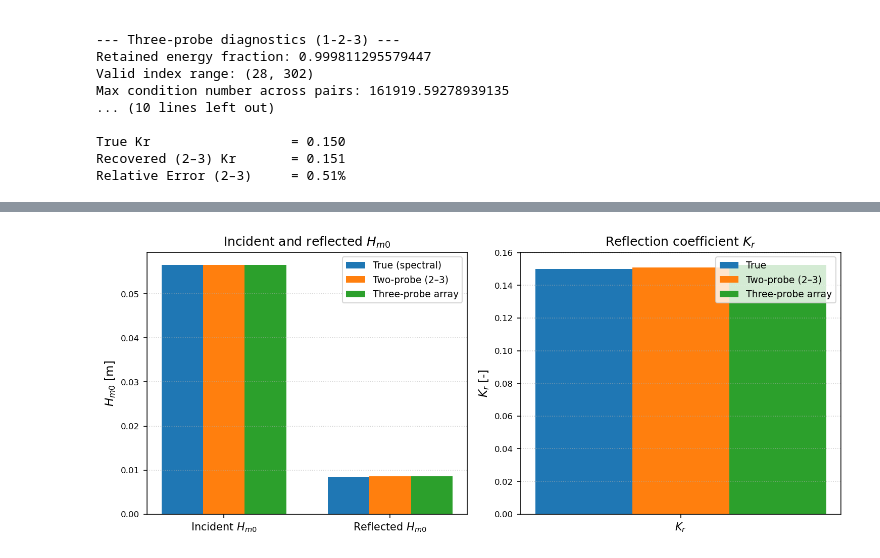
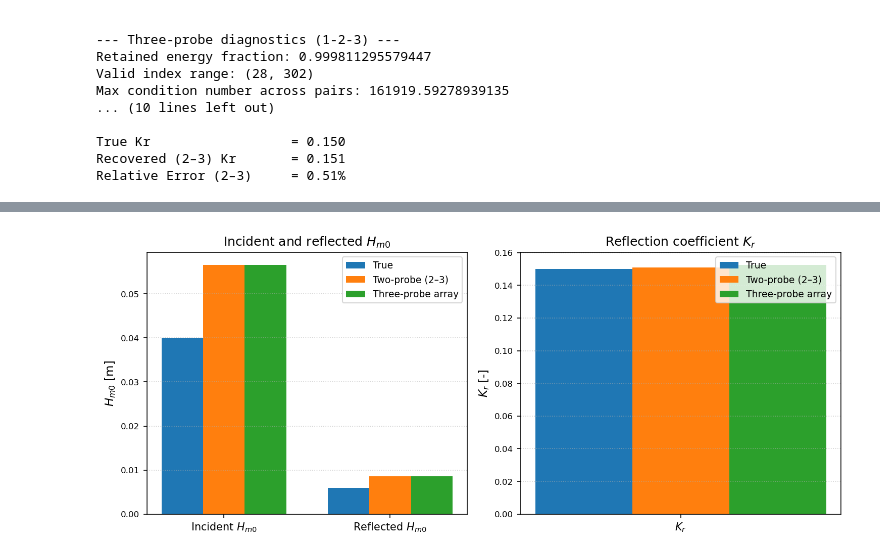
Before and after one commit to sandslamsal/WaveLabX, a Jupyter notebook: run_wavelabx_example.ipynb, the cells around one changed output, grey strips where cells are left out. Cells and saved outputs as stored; diff of their text form; code cells hidden in the pictures.

Commit message:
Update plotting, figures, and paper.md for JOSS submission

```diff
--- a/run_wavelabx_example.ipynb
+++ b/run_wavelabx_example.ipynb
@@ -390,62 +428,88 @@ True Kr                  = 0.150
 Recovered (2–3) Kr       = 0.151
 Relative Error (2–3)     = 0.51%
 # %%
+from pathlib import Path
 import numpy as np
 import matplotlib.pyplot as plt
 
-# --- 1. Compute spectral "true" Hm0 (consistent with WaveLabX outputs) -----
-Hm0_true_i_spec = np.sqrt(2.0) * Hm0_true_i
-Hm0_true_r_spec = np.sqrt(2.0) * Hm0_true_r
+# ----------------------------
+# Output directory
+# ----------------------------
+FIG_DIR = Path("figures")
+FIG_DIR.mkdir(parents=True, exist_ok=True)
 
-print("\n--- Spectral 'true' values used for validation ---")
-print(f"True Incident Hm0 (spec) = {Hm0_true_i_spec:.4f} m")
-print(f"True Reflected Hm0 (spec)= {Hm0_true_r_spec:.4f} m")
+# ----------------------------
+# Decide what "true" means
+# ----------------------------
+# Set this True ONLY if Hm0_true_i and Hm0_true_r are actually *regular-wave heights* (H = 2a),
+# and you want to compare them to spectral Hm0 values from WaveLabX (Hm0 = sqrt(2)*H for a monochromatic wave).
+TRUE_IS_REGULAR_WAVE_HEIGHT = False
 
-# --- 2. Prepare data for plotting ------------------------------------------
+if TRUE_IS_REGULAR_WAVE_HEIGHT:
+    Hm0_true_i_plot = np.sqrt(2.0) * Hm0_true_i
+    Hm0_true_r_plot = np.sqrt(2.0) * Hm0_true_r
+else:
+    # Assume they are already spectral Hm0
+    Hm0_true_i_plot = Hm0_true_i
+    Hm0_true_r_plot = Hm0_true_r
+
+print("\n--- Values used for validation plot ---")
+print(f"True Incident Hm0 used = {Hm0_true_i_plot:.4f} m")
+print(f"True Reflected Hm0 used= {Hm0_true_r_plot:.4f} m")
+
+# ----------------------------
+# Prepare data for plotting
+# ----------------------------
 labels = ['Incident $H_{m0}$', 'Reflected $H_{m0}$']
 
-true_vals   = [Hm0_true_i_spec,       Hm0_true_r_spec]
-two23_vals  = [res23['Hi'],           res23['Hr']]
-three_vals  = [res3['Hi'],            res3['Hr']]
+true_vals  = [Hm0_true_i_plot, Hm0_true_r_plot]
+two23_vals = [res23['Hi'],     res23['Hr']]
+three_vals = [res3['Hi'],      res3['Hr']]
 
-trueKr    = Kr_true
-two23Kr   = res23['Kr']
-threeKr   = res3['refco']
+trueKr  = Kr_true
+two23Kr = res23['Kr']
+threeKr = res3['refco']
 
-# --- 3. Create combined 2-panel figure -------------------------------------
+# ----------------------------
+# Plot
+# ----------------------------
 fig, (ax1, ax2) = plt.subplots(1, 2, figsize=(10, 4.2))
 
-# ---- Left: Hm0 comparison --------------------------------------------------
+# Left: Hm0 comparison
 x = np.arange(len(labels))
 width = 0.25
 
-ax1.bar(x - width, true_vals,  width, label='True (spectral)')
+ax1.bar(x - width, true_vals,  width, label='True')
 ax1.bar(x,         two23_vals, width, label='Two-probe (2–3)')
 ax1.bar(x + width, three_vals, width, label='Three-probe array')
 
-ax1.set_ylabel('$H_{m0}$ [m]', fontsize=11)
-ax1.set_title('Incident and reflected $H_{m0}$', fontsize=12)
+ax1.set_ylabel(r'$H_{m0}$ [m]', fontsize=11)
+ax1.set_title(r'Incident and reflected $H_{m0}$', fontsize=12)
 ax1.set_xticks(x)
 ax1.set_xticklabels(labels, fontsize=10)
 ax1.legend(fontsize=9)
 ax1.grid(axis='y', linestyle=':', alpha=0.6)
 
-# ---- Right: Kr comparison --------------------------------------------------
-x2 = np.arange(1)  # single group
+# Right: Kr comparison
+x2 = np.arange(1)
 width2 = 0.25
 
 ax2.bar(x2 - width2, [trueKr],   width2, label='True')
 ax2.bar(x2,          [two23Kr],  width2, label='Two-probe (2–3)')
 ax2.bar(x2 + width2, [threeKr],  width2, label='Three-probe array')
 
-ax2.set_ylabel('$K_r$ [-]', fontsize=11)
-ax2.set_title('Reflection coefficient $K_r$', fontsize=12)
+ax2.set_ylabel(r'$K_r$ [-]', fontsize=11)
+ax2.set_title(r'Reflection coefficient $K_r$', fontsize=12)
 ax2.set_xticks(x2)
-ax2.set_xticklabels(['$K_r$'], fontsize=10)
+ax2.set_xticklabels([r'$K_r$'], fontsize=10)
 ax2.legend(fontsize=9)
 ax2.grid(axis='y', linestyle=':', alpha=0.6)
 
 fig.tight_layout()
-fig.savefig("validation_synthetic.png", dpi=300, bbox_inches='tight')
+
+out_path = FIG_DIR / "validation_synthetic.png"
+fig.savefig(out_path, dpi=300, bbox_inches='tight')
+print(f"\nSaved: {out_path.resolve()}")
+
 plt.show()
 # %% [output]
@@ -455 +521 @@ True Reflected Hm0 (spec)= 0.0085 m
-[figure, old version]
+[figure, new version]
```
Also changed, not shown: parts of 3 cells of this notebook, 3 other files.
